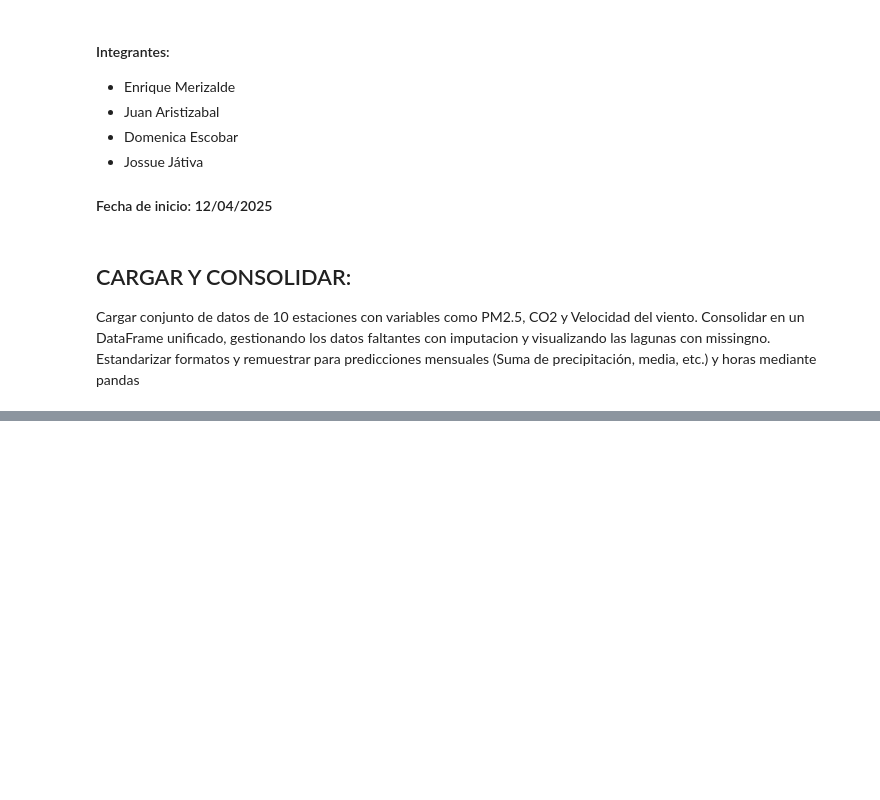
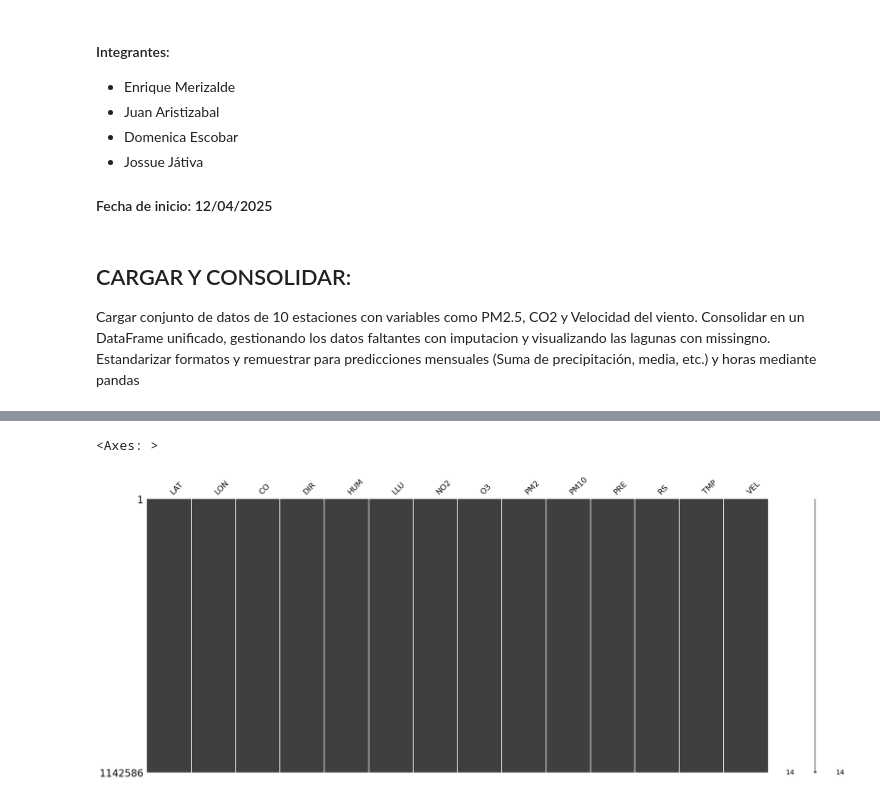
Before and after one commit to JossueJativa/InteligenciaArtificial2, a Jupyter notebook: Proyecto/EJDJ.ipynb, the cells around one changed output, grey strips where cells are left out. Drawn from its saved outputs; the diff is of its cells as text; code cells hidden in the pictures; blank space fills up the shorter version.

```diff
--- a/Proyecto/EJDJ.ipynb
+++ b/Proyecto/EJDJ.ipynb
@@ -286,0 +145,15 @@ else:
+# %%
+# Calcular el numero de veces que se repite cada fila
+repeat_factor = data_array.shape[0] // data_windowed.shape[0]
+extra_rows = data_array.shape[0] % data_windowed.shape[0]
+
+# Repetir las filas para que coincidan con el tamaño original
+expanded_array = np.repeat(data_windowed, repeat_factor, axis=0)
+
+# Si hay filas extra, agregarlas al final
+if extra_rows > 0:
+    expanded_array = np.vstack((expanded_array, data_windowed[:extra_rows]))
+
+expanded_array[-extra_rows:,0,:] = data_array[-extra_rows:]
+
+expanded_array.shape
@@ -286,0 +162,16 @@ else:
+# %%
+# Iniciar normalización
+scaler = MinMaxScaler()
+
+data_windowed = expanded_array.copy()
+
+# Reajustar la forma para normalizar correctamente (Colapsar la dimensión de tiempo y de muestra)
+data_windowed_reshaped = data_windowed.reshape(-1, data_windowed.shape[-1])
+
+# Ajustar y transformar los datos
+data_windowed_scaled = scaler.fit_transform(data_windowed_reshaped)
+
+# restaurar la forma original
+data_windowed_scaled = data_windowed_scaled.reshape(data_windowed.shape)
+
+print("Shape de los datos normalizados:", data_windowed_scaled.shape)
@@ -286,0 +228,17 @@ else:
+# %%
+# Asegurar que reshape sea correcto para desnormalizar
+imputed_data_reshaped = imputed_data.reshape(-1, imputed_data.shape[-1])
+
+# desnormalizar los datos
+imputed_data_descaled = scaler.inverse_transform(imputed_data_reshaped)
+
+# Restaurar la forma original
+imputed_data_descaled = imputed_data_descaled.reshape(imputed_data.shape)
+
+# Extraer los datos imputados para el intervalo removido
+imputed_data_final = imputed_data_descaled[:, 0, :]
+imputed_data_final
+msno.matrix(pd.DataFrame(imputed_data_final, columns=final_df.columns))
+# %% [output]
+<Axes: >
+[figure, added]
```
Also changed, not shown: parts of 14 cells of this notebook, 1 other file.
